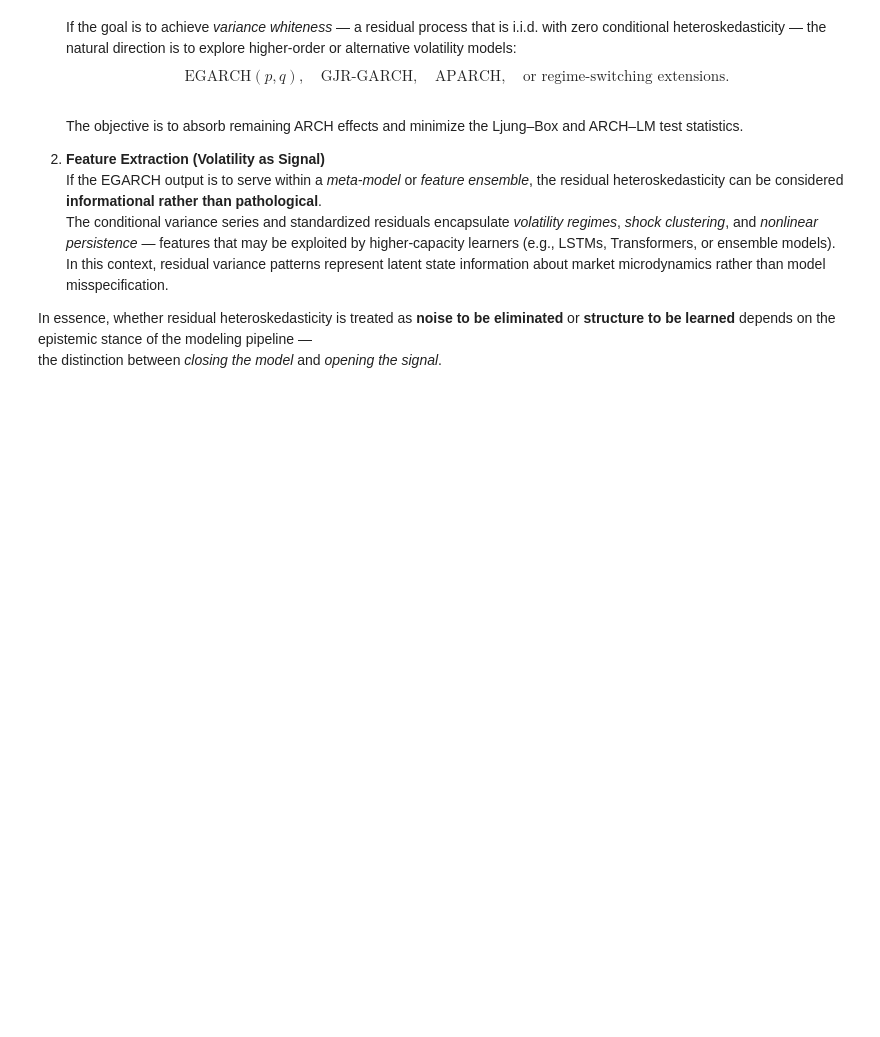
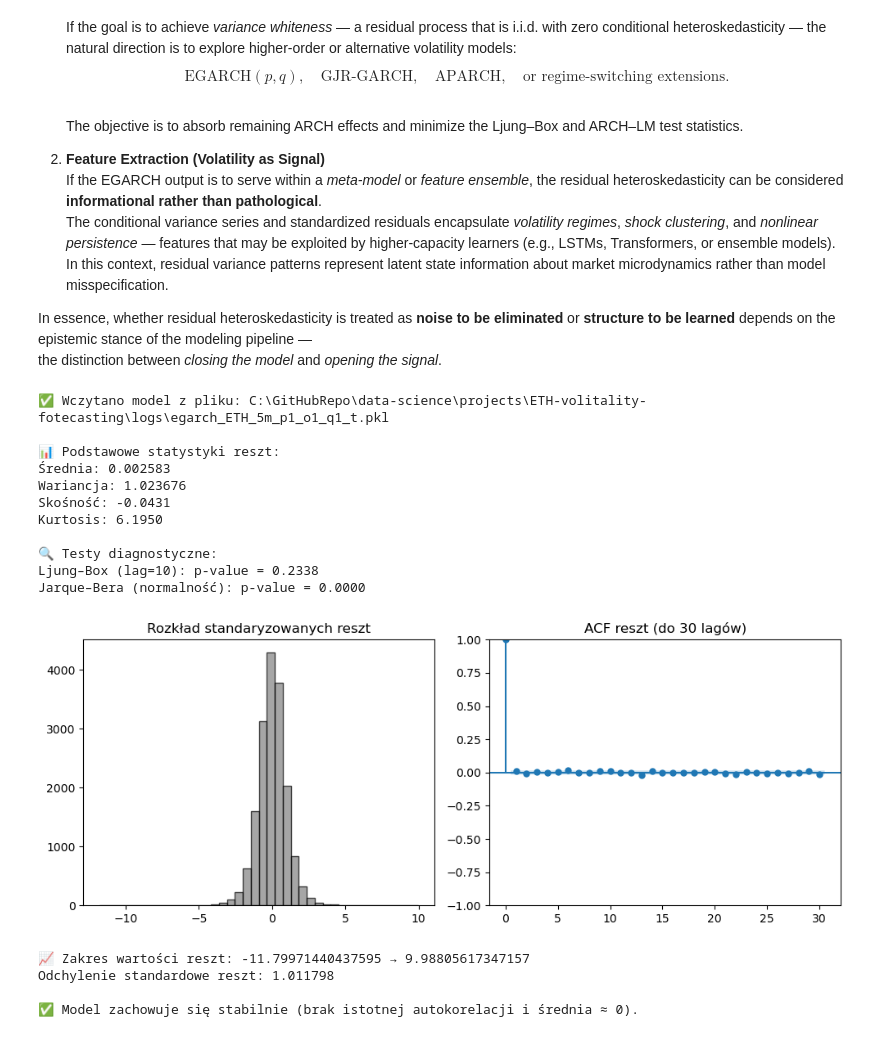
Before and after one commit to n00b0dyy/data-science, a Jupyter notebook: projects/ETH-volitality-fotecasting/notebooks/04_EGARCH_Diagnostics.ipynb, the cells around one changed output. Cells and saved outputs as stored; diff of their text form; code cells hidden in the pictures; blank space fills up the shorter version.

```diff
--- a/projects/ETH-volitality-fotecasting/notebooks/04_EGARCH_Diagnostics.ipynb
+++ b/projects/ETH-volitality-fotecasting/notebooks/04_EGARCH_Diagnostics.ipynb
@@ -18,3 +18,61 @@ At this stage, the analytical trajectory bifurcates depending on the modeling ob
 
 In essence, whether residual heteroskedasticity is treated as **noise to be eliminated** or **structure to be learned** depends on the epistemic stance of the modeling pipeline —
 the distinction between *closing the model* and *opening the signal*.
+# %%
+# ===========================================
+# 04_EGARCH_Diagnostics.ipynb
+# -------------------------------------------
+# Notebook do analizy i diagnostyki modelu EGARCH
+# ===========================================
+
+import os
+import sys
+import matplotlib.pyplot as plt
+import numpy as np
+import pandas as pd
+
+# --- 1️⃣ Ustawienie ścieżki projektu ---
+project_root = os.path.abspath(os.path.join(".."))  # jeden poziom wyżej niż notebooks/
+if project_root not in sys.path:
+    sys.path.append(project_root)
+
+# --- 2️⃣ Import narzędzi diagnostycznych ---
+from src.egarch_diagnostics import load_model, basic_diagnostics, plot_residuals
+
+# --- 3️⃣ Wczytanie wytrenowanego modelu ---
+MODEL_NAME = "egarch_ETH_5m_p1_o1_q1_t.pkl"   # zmień jeśli trenowałeś inny wariant
+model = load_model(MODEL_NAME)
+
+# --- 4️⃣ Analiza reszt ---
+resid = basic_diagnostics(model)
+
+# --- 5️⃣ Wizualizacja ---
+plot_residuals(resid)
+
+# --- 6️⃣ Dodatkowa inspekcja reszt (opcjonalnie) ---
+resid_df = pd.Series(resid)
+print("\n📈 Zakres wartości reszt:", resid_df.min(), "→", resid_df.max())
+print("Odchylenie standardowe reszt:", round(resid_df.std(), 6))
+
+# --- 7️⃣ Szybki sanity check ---
+if abs(resid_df.mean()) < 0.01 and resid_df.std() < 2:
+    print("\n✅ Model zachowuje się stabilnie (brak istotnej autokorelacji i średnia ≈ 0).")
+else:
+    print("\n⚠️ Uwaga: reszty mogą zawierać autokorelację lub niestabilność.")
+# %% [output]
+✅ Wczytano model z pliku: C:\GitHubRepo\data-science\projects\ETH-volitality-fotecasting\logs\egarch_ETH_5m_p1_o1_q1_t.pkl
+
+📊 Podstawowe statystyki reszt:
+Średnia: 0.002583
+Wariancja: 1.023676
+Skośność: -0.0431
+Kurtosis: 6.1950
+
+🔍 Testy diagnostyczne:
+Ljung–Box (lag=10): p-value = 0.2338
+Jarque–Bera (normalność): p-value = 0.0000
+[figure, added]
+📈 Zakres wartości reszt: -11.79971440437595 → 9.98805617347157
+Odchylenie standardowe reszt: 1.011798
+
+✅ Model zachowuje się stabilnie (brak istotnej autokorelacji i średnia ≈ 0).
```
Also changed, not shown: 11 other files.
